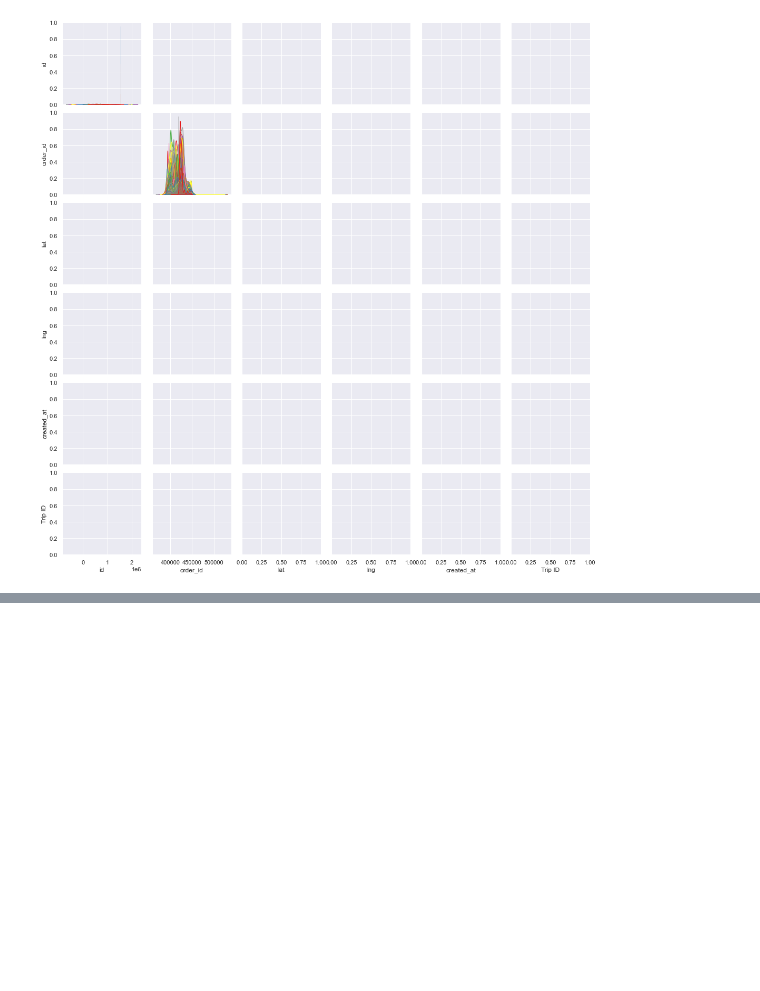
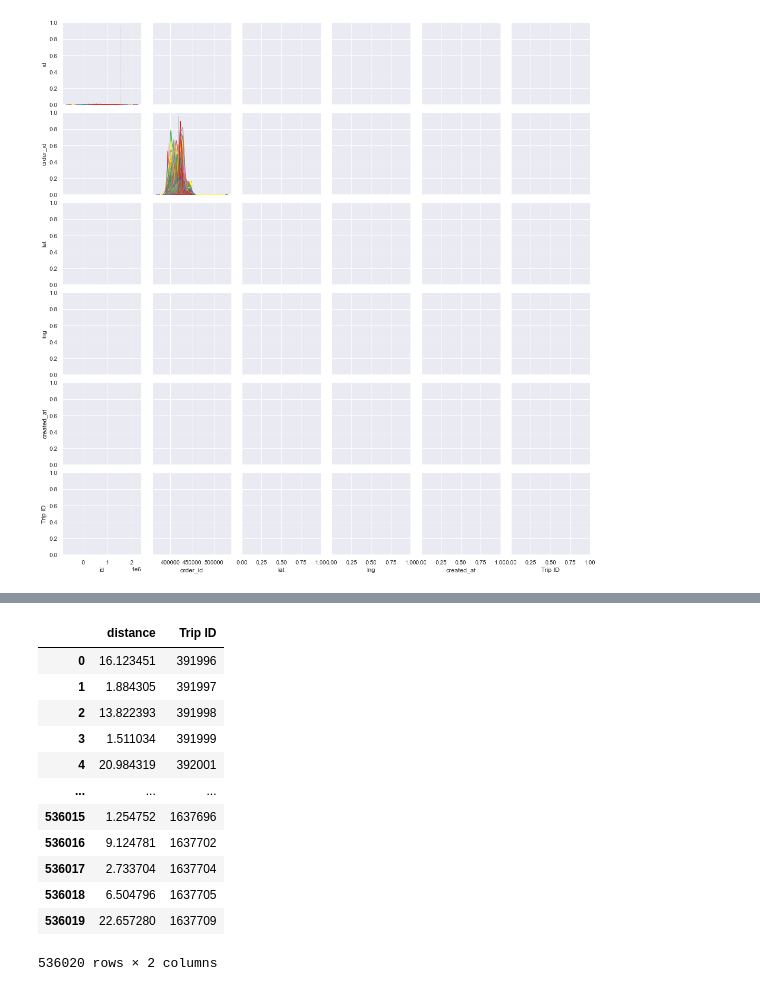
Before and after one commit to HenokD11/casual-inference, a Jupyter notebook: notebooks/EDA.ipynb, the cells around one changed output, grey strips where cells are left out. Cells and saved outputs as stored; diff of their text form; code cells hidden in the pictures; blank space fills up the shorter version.

```diff
--- a/notebooks/EDA.ipynb
+++ b/notebooks/EDA.ipynb
@@ -269,0 +310,23 @@ LinAlgError: singular matrix
+# %%
+nb_data['Trip_Origin_lat'] = nb_data['Trip Origin'].apply(lambda x:x.split(',')[0])
+nb_data['Trip_Origin_long'] = nb_data['Trip Origin'].apply(lambda x:x.split(',')[1])
+nb_data['Trip_Destination_lat'] =  nb_data['Trip Destination'].apply(lambda x:x.split(',')[0])
+nb_data['Trip_Destination_long'] = nb_data['Trip Destination'].apply(lambda x:x.split(',')[1])
+# %%
+nb_data['distance']=nb_data.apply(lambda x:distance.distance((x['Trip_Origin_lat'],x['Trip_Origin_long']), (x['Trip_Destination_lat'],x['Trip_Destination_long'])).km,axis=1)
+
+nb_data[["distance",'Trip ID']]
+# %% [output]
+|  | distance | Trip ID |
+| 0 | 16.123451 | 391996 |
+| 1 | 1.884305 | 391997 |
+| 2 | 13.822393 | 391998 |
+| 3 | 1.511034 | 391999 |
+| 4 | 20.984319 | 392001 |
+| ... | ... | ... |
+| 536015 | 1.254752 | 1637696 |
+| 536016 | 9.124781 | 1637702 |
+| 536017 | 2.733704 | 1637704 |
+| 536018 | 6.504796 | 1637705 |
+| 536019 | 22.657280 | 1637709 |
+536020 rows × 2 columns
```
Also changed, not shown: parts of 16 cells of this notebook, 13 other files.
